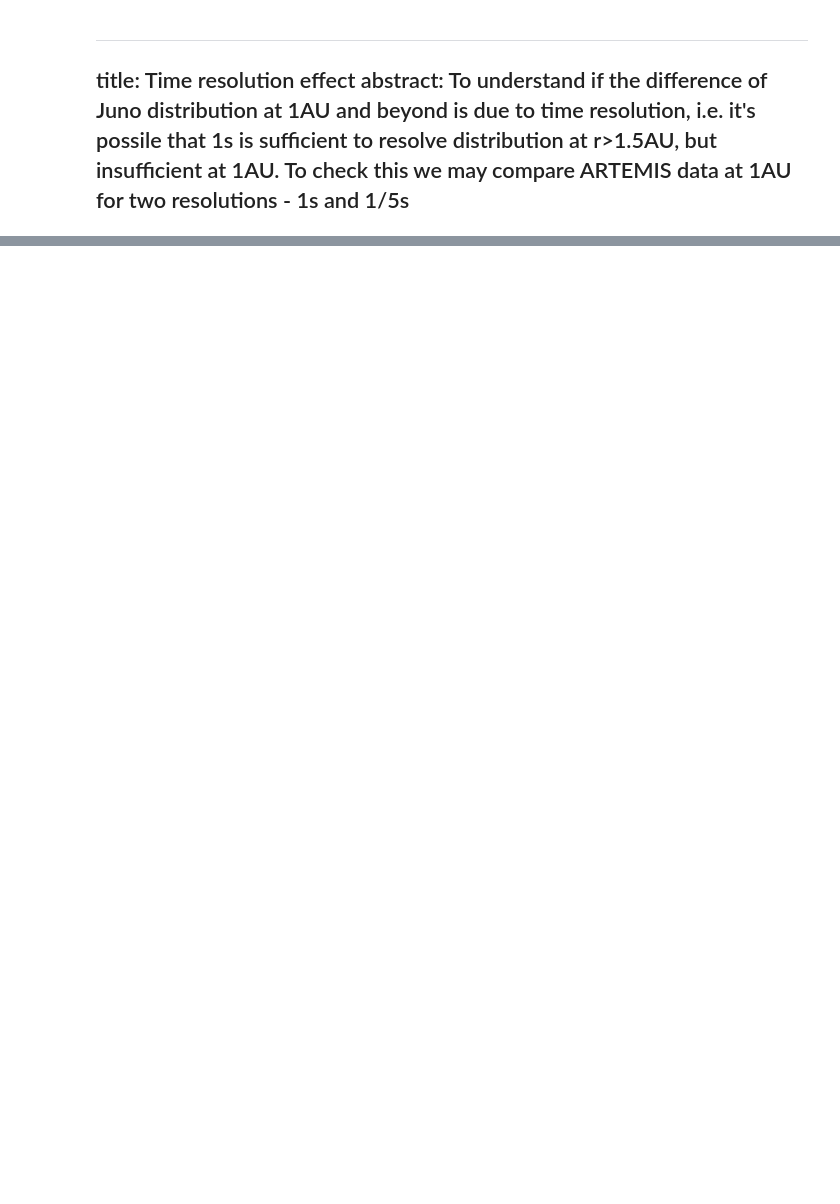
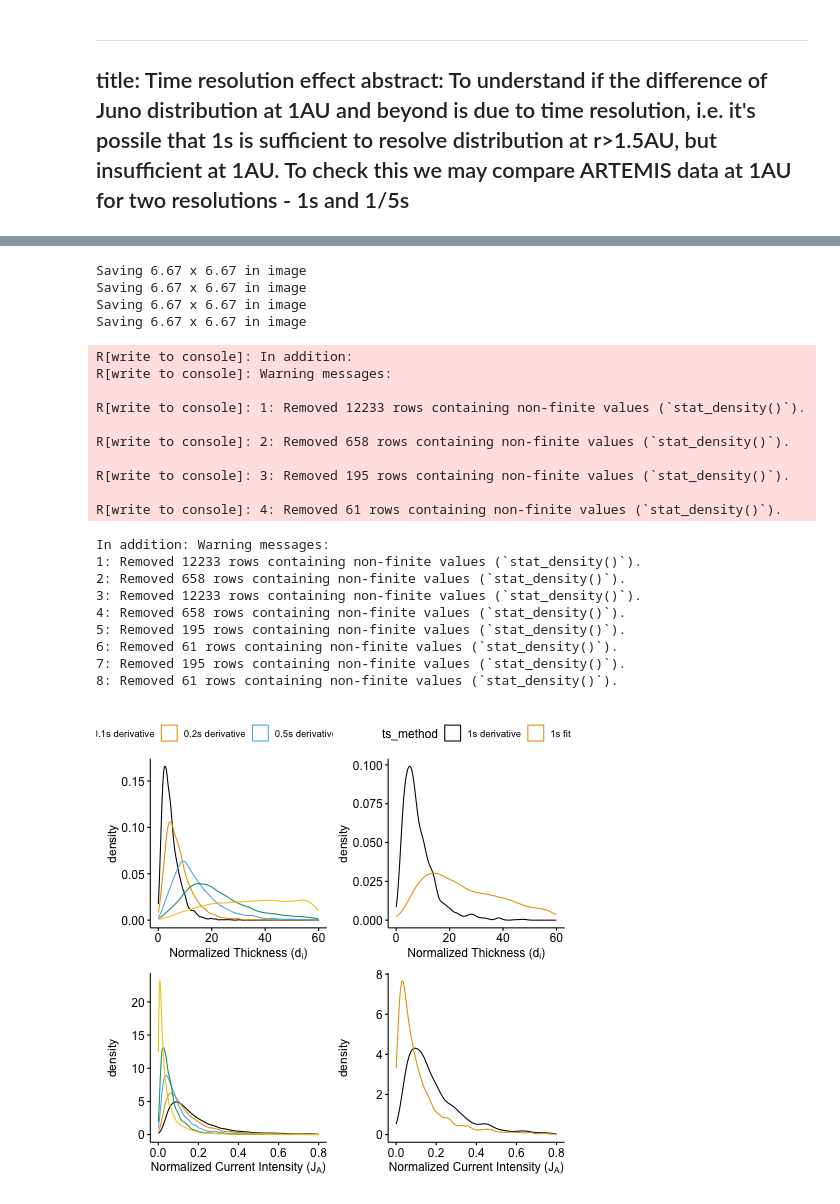
Before and after one commit to Beforerr/ids_spatial_evolution_juno, a Jupyter notebook: notebooks/11_ts.ipynb, the cells around one changed output, grey strips where cells are left out. Drawn from its saved outputs; the diff is of its cells as text; code cells hidden in the pictures; blank space fills up the shorter version.

```diff
--- a/notebooks/11_ts.ipynb
+++ b/notebooks/11_ts.ipynb
@@ -106,0 +51,9 @@ shape: (5, 3)
+# %%
+parameters = ['j0', 'j0_norm', 'j0_k', 'j0_k_norm', 'L_mn', 'L_k', 'L_mn_norm', 'L_k_norm']
+
+wind_fit = pl.read_ipc(f"{data_dir}/05_reporting/events.Wind.ts_{ts}s_tau_{tau}s.arrow").with_columns(
+    pl.col(parameters).abs(),
+).with_columns(cs.numeric().cast(pl.Float64)).drop_nulls().filter(
+    pl.col("d_star") < 100,  # exclude extreme values
+    pl.col('j0') < 100
+).with_columns(pl.col('count').cast(pl.UInt32)).lazy()
@@ -152,0 +153,43 @@ In addition: Warning messages:
+# %%
+%%R
+# filter df with sat = 'Wind'
+p1 <- df %>%
+  filter(sat == 'Wind') %>%
+    plot_ts_effect(color = "ts_method")
+
+filename <- "ts_method/wind"
+save_plot(filename)
+
+p2 <- df %>%
+  filter(sat == 'JNO') %>%
+    plot_ts_effect(color = "ts_method")
+
+filename <- "ts_method/juno"
+save_plot(filename)
+
+p1 | p2
+# %% [output]
+Saving 6.67 x 6.67 in image
+Saving 6.67 x 6.67 in image
+Saving 6.67 x 6.67 in image
+Saving 6.67 x 6.67 in image
+R[write to console]: In addition:
+R[write to console]: Warning messages:
+
+R[write to console]: 1: Removed 12233 rows containing non-finite values (`stat_density()`).
+
+R[write to console]: 2: Removed 658 rows containing non-finite values (`stat_density()`).
+
+R[write to console]: 3: Removed 195 rows containing non-finite values (`stat_density()`).
+
+R[write to console]: 4: Removed 61 rows containing non-finite values (`stat_density()`).
+In addition: Warning messages:
+1: Removed 12233 rows containing non-finite values (`stat_density()`).
+2: Removed 658 rows containing non-finite values (`stat_density()`).
+3: Removed 12233 rows containing non-finite values (`stat_density()`).
+4: Removed 658 rows containing non-finite values (`stat_density()`).
+5: Removed 195 rows containing non-finite values (`stat_density()`).
+6: Removed 61 rows containing non-finite values (`stat_density()`).
+7: Removed 195 rows containing non-finite values (`stat_density()`).
+8: Removed 61 rows containing non-finite values (`stat_density()`).
+[figure, added]
```
Also changed, not shown: parts of 16 cells of this notebook, 36 other files.
